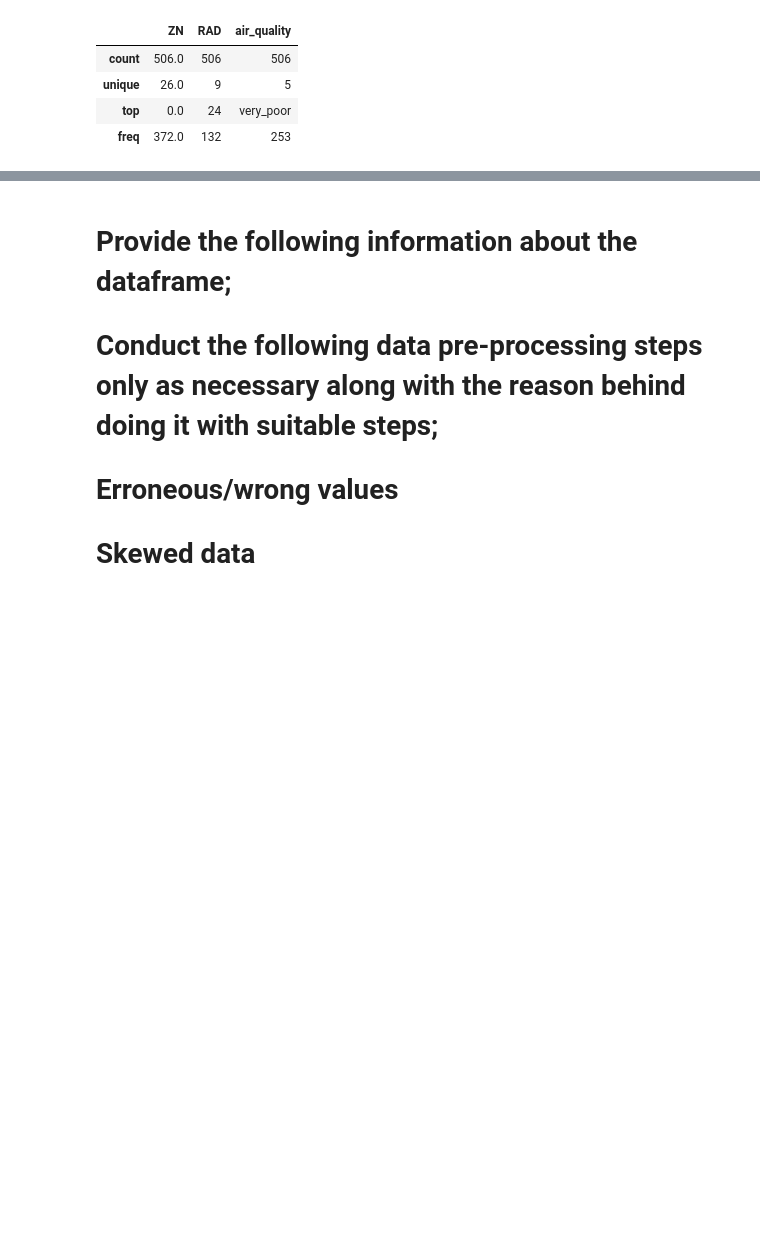
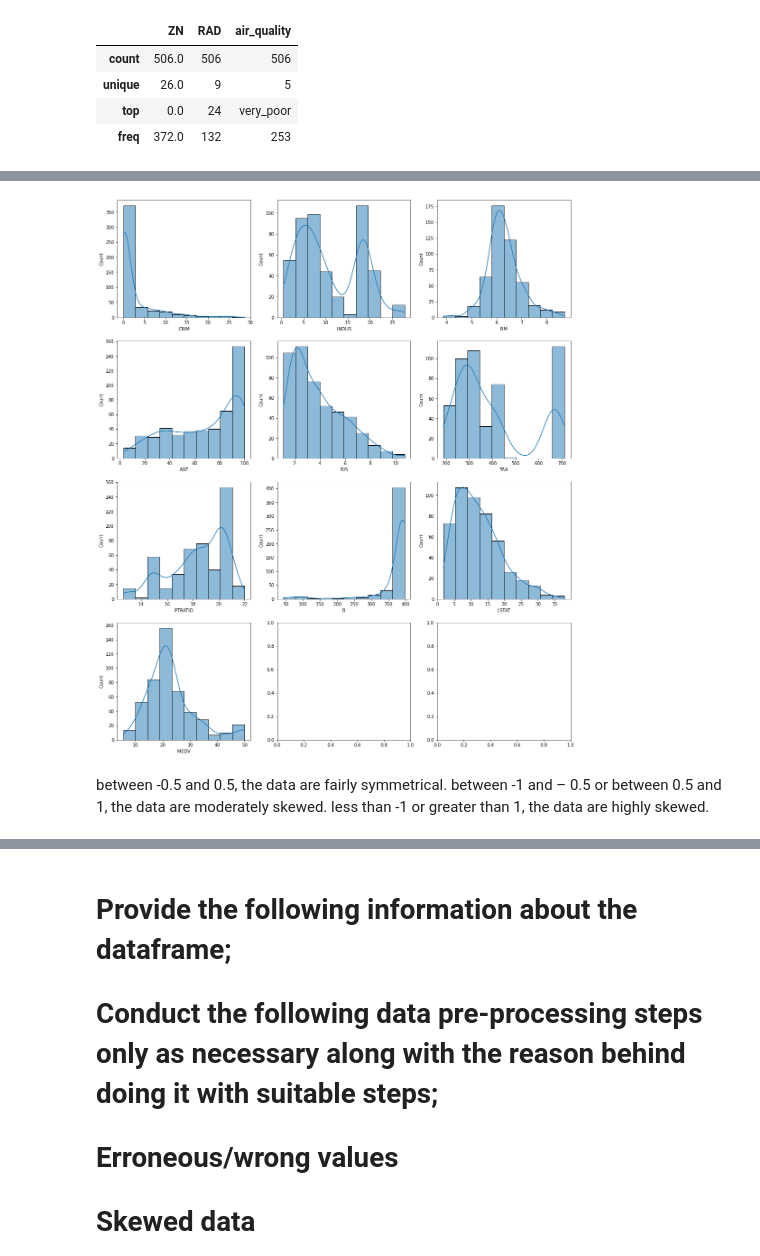
Before and after one commit to goswamimohit/Housing-, a Jupyter notebook: housing-eda.ipynb, the cells around one changed output, grey strips where cells are left out. Cells and saved outputs as stored; diff of their text form; code cells hidden in the pictures; blank space fills up the shorter version.

Commit message:
Kaggle Notebook | Housing_EDA | Version 4

```diff
--- a/housing-eda.ipynb
+++ b/housing-eda.ipynb
@@ -232,0 +352,4 @@ housing.describe(include='category')
+# %%
+housing2=housing1.iloc[:,0:15]
+# %%
+housing2.drop('NOX',axis=1, inplace = True)
@@ -232,0 +372,3 @@ housing.describe(include='category')
+# %%
+col=['ZN','RAD','air_quality','CHAS']
+housing2[col]=housing2[col].astype('category')
@@ -232,0 +377,12 @@ housing.describe(include='category')
+# %%
+numericals=housing2.select_dtypes(include='number').columns
+# %%
+_,ax=plt.subplots(4,3,figsize=(18,22))
+for i in range (len(numericals)):
+    sns.histplot(data=housing2[numericals[i]],ax=ax[i//3][i%3],kde=True,bins=10)
+# %% [output]
+[figure, added]
+# %% [markdown]
+between -0.5 and 0.5, the data are fairly symmetrical.
+between -1 and – 0.5 or between 0.5 and 1, the data are moderately skewed.
+less than -1 or greater than 1, the data are highly skewed.
```
Also changed, not shown: parts of 16 cells of this notebook.
